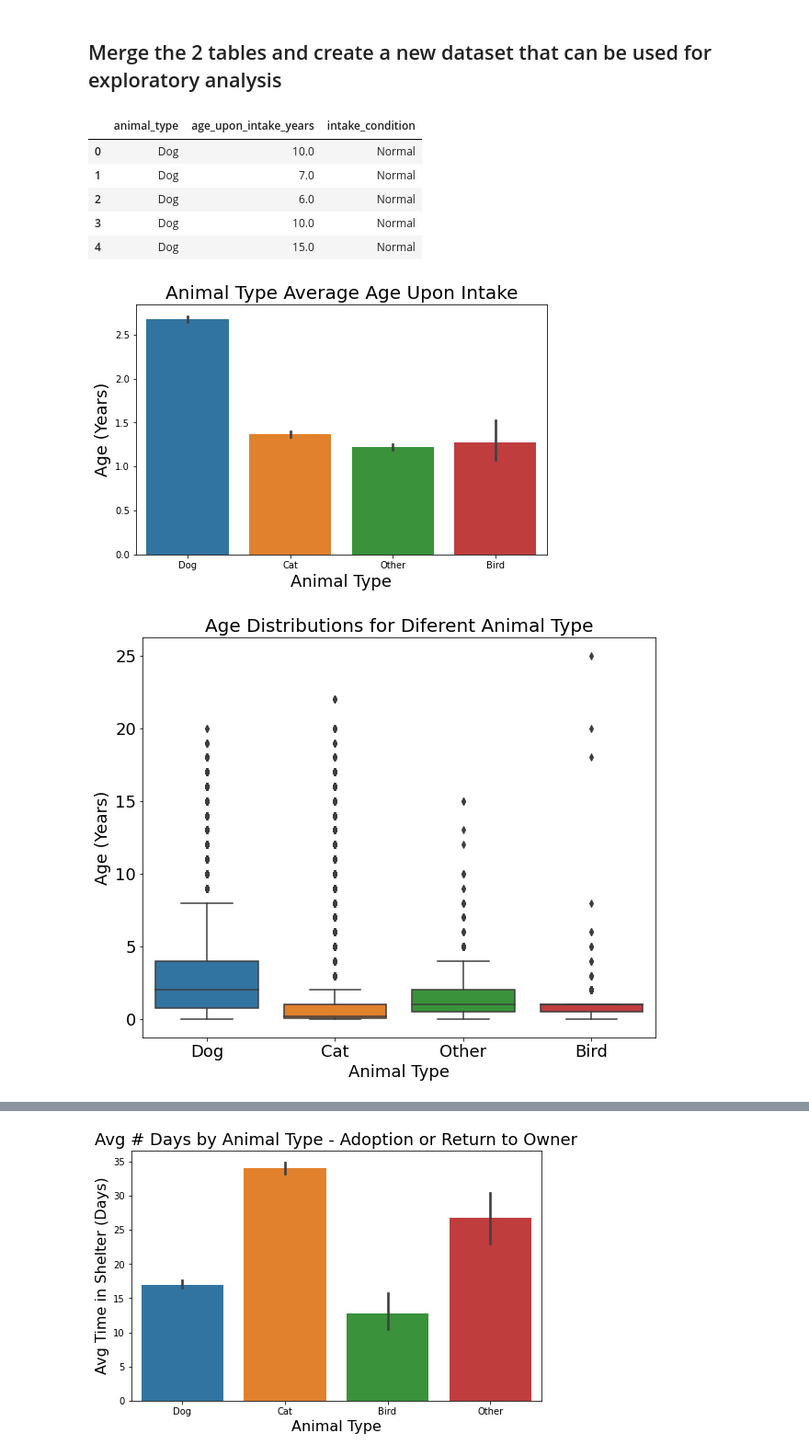
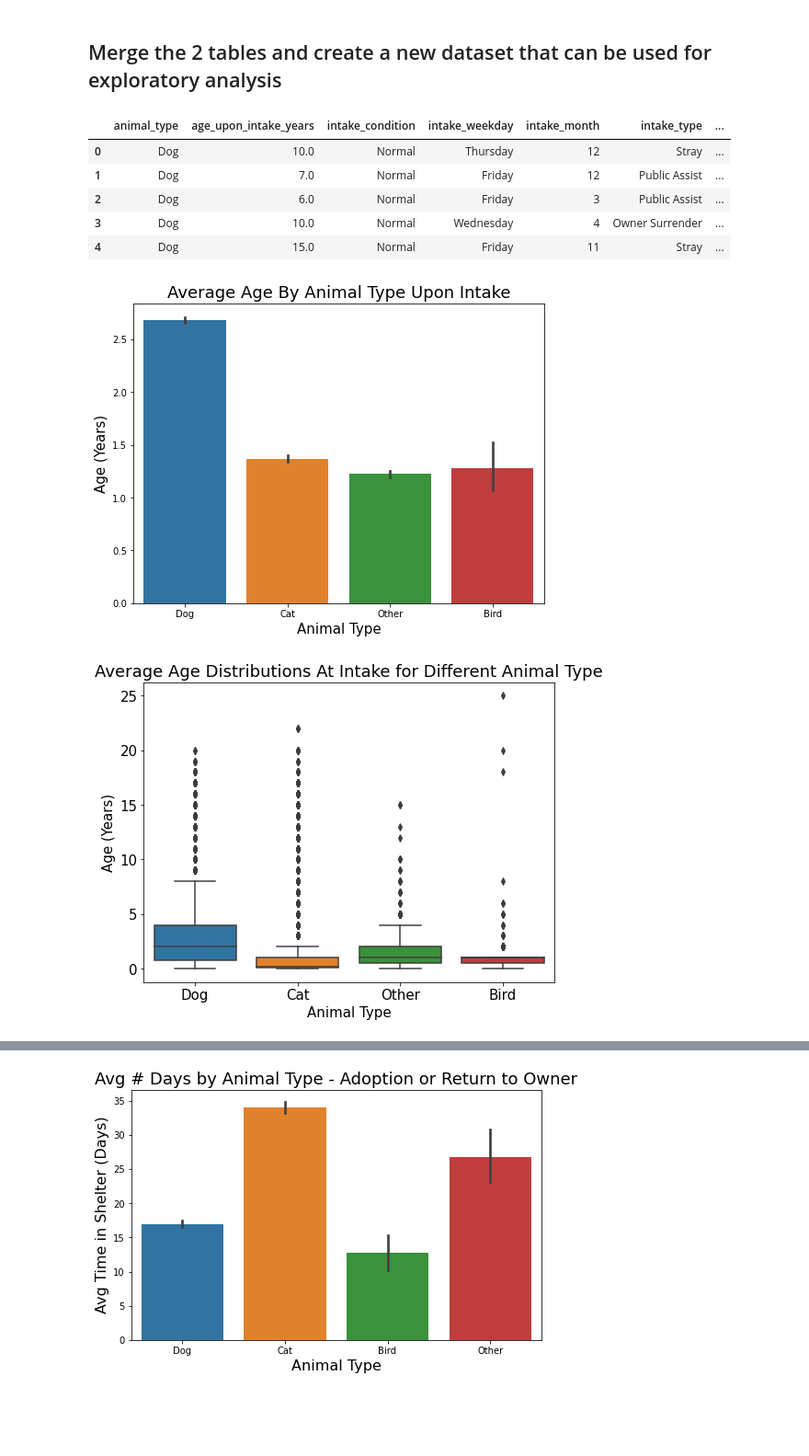
Before and after one commit to hookjamesa/austin_animal_shelter_analysis, a Jupyter notebook: segment2_starter_code.ipynb, the cells around one changed output, grey strips where cells are left out. Shown at 92% size. Cells and saved outputs as stored; diff of their text form; code cells hidden in the pictures; blank space fills up the shorter version.

```diff
--- a/segment2_starter_code.ipynb
+++ b/segment2_starter_code.ipynb
@@ -254,31 +251,32 @@ explortory_df = pd.read_sql('''select a.animal_type,
                                 inner join animal_in_out b on a.animal_id = b.animal_id_outcome''',
                              con = engine
                             )
-expkortory_df.head()
+explortory_df.head()
 # %% [output]
-|  | animal_type | age_upon_intake_years | intake_condition |
-| 0 | Dog | 10.0 | Normal |
-| 1 | Dog | 7.0 | Normal |
-| 2 | Dog | 6.0 | Normal |
-| 3 | Dog | 10.0 | Normal |
-| 4 | Dog | 15.0 | Normal |
+|  | animal_type | age_upon_intake_years | intake_condition | intake_weekday | intake_month | intake_type | ... |
+| 0 | Dog | 10.0 | Normal | Thursday | 12 | Stray | ... |
+| 1 | Dog | 7.0 | Normal | Friday | 12 | Public Assist | ... |
+| 2 | Dog | 6.0 | Normal | Friday | 3 | Public Assist | ... |
+| 3 | Dog | 10.0 | Normal | Wednesday | 4 | Owner Surrender | ... |
+| 4 | Dog | 15.0 | Normal | Friday | 11 | Stray | ... |
 # %%
-# Plot bar plot (animal type, age)
-plt.figure(figsize=(8,5))
-sns.barplot(x=expkortory_df['animal_type'], y=explortory_df['age_upon_intake_years'])
-plt.title('Animal Type Average Age Upon Intake', fontsize=20);
-plt.xlabel('Animal Type', fontsize=18)
-plt.ylabel('Age (Years)', fontsize=18);
+# Using a Bar Plot let's analyze the average age at intake for each type of animal
+plt.figure(figsize=(8,6))
+sns.barplot(x=explortory_df['animal_type'], y=explortory_df['age_upon_intake_years'])
+plt.title('Average Age By Animal Type Upon Intake', fontsize=18);
+plt.xlabel('Animal Type', fontsize=15)
+plt.ylabel('Age (Years)', fontsize=15);
 # %% [output]
-[figure, old version]
+[figure, new version]
 # %%
-plt.figure(figsize=(10, 8))
+# Using Animal Tyoe and average age let's analyze the average age distrubution at intake
+plt.figure(figsize=(8, 6))
 sns.boxplot(x='animal_type', y='age_upon_intake_years', data=explortory_df, orient='v')
-plt.title('Age Distributions for Diferent Animal Type', fontsize=20);
-plt.xlabel('Animal Type', fontsize=18)
-plt.ylabel('Age (Years)', fontsize=18)
-plt.xticks(fontsize=18)
-plt.yticks(fontsize=18);
+plt.title('Average Age Distributions At Intake for Different Animal Type', fontsize=18);
+plt.xlabel('Animal Type', fontsize=15)
+plt.ylabel('Age (Years)', fontsize=15)
+plt.xticks(fontsize=15)
+plt.yticks(fontsize=15);
 # %% [output]
-[figure, old version]
+[figure, new version]
 # %%
```
Also changed, not shown: parts of 12 cells of this notebook.
